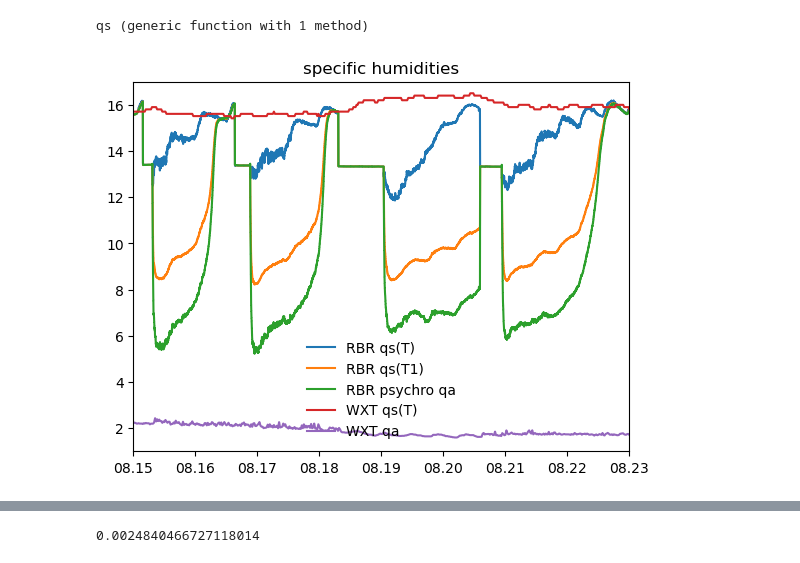
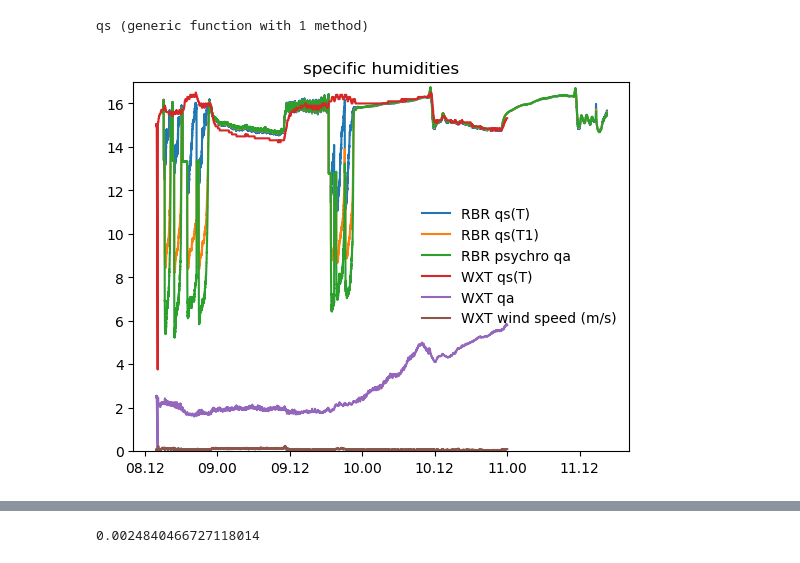
Before and after one commit to jtomfarrar/submersible_humidity_sensor, a Jupyter notebook: code/202512TankTest.ipynb, the cells around one changed output, grey strips where cells are left out. Cells and saved outputs as stored; diff of their text form; code cells hidden in the pictures.

Commit message:
add wind speed and 20205-12-9 1900-2300 tests

```diff
--- a/code/202512TankTest.ipynb
+++ b/code/202512TankTest.ipynb
@@ -134,24 +134,26 @@ qs (generic function with 1 method)
 # %%
 # compute qa from T and Tw
 #qsTw = VaporSat.qs(1013.25, rbr["temperature1"][:])
 # qa - qs(p,Tw) = Cp/LvC(T) * (T-Tw)
 q_air_fcn(T,Tw,p=101325.0) = qs(p,Tw) - Cp/LvC(T) * (T-Tw)
 qa = q_air_fcn.(rbr["temperature"][:], rbr["temperature1"][:])
 
 mdates = PyPlot.matplotlib.dates
 
 clf()
 plot(rbr["time"][:], 1e3*qs.(101325.0,rbr["temperature"][:]), label="RBR qs(T)")
 plot(rbr["time"][:], 1e3*qs.(101325.0,rbr["temperature1"][:]), label="RBR qs(T1)")
 plot(rbr["time"][:], 1e3*qa, label="RBR psychro qa")
 plot(md2dt.(wxt["mday"]), 1e3*qs.(101325.0,wxt["atmp"]), label="WXT qs(T)")
 plot(md2dt.(wxt["mday"]), 1e3*qs.(101325.0,wxt["atmp"]) .* wxt["hrh"]/100, label="WXT qa")
+plot(md2dt.(wxt["mday"]), wxt["wspd"], label="WXT wind speed (m/s)")
 legend(frameon=false)
 title("specific humidities")
-xlim([DateTime(2025,12,8,15), DateTime(2025,12,8,23)]) # 4 nice tests
-ylim([1,17])
+# xlim([DateTime(2025,12,8,15), DateTime(2025,12,8,23)]) # 4 nice tests
+# xlim([DateTime(2025,12,9,18), DateTime(2025,12,10,0)]) # 2 nice tests
+ylim([0,17])
 ax = gca()
 ax.xaxis.set_major_formatter(mdates.DateFormatter("%d.%H"))
 gcf()
 # %% [output]
-[figure, old version]
+[figure, new version]
```
Also changed, not shown: parts of 2 cells of this notebook.
